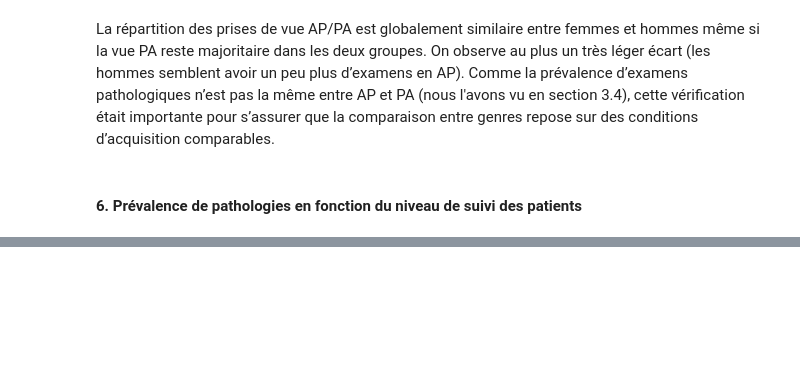
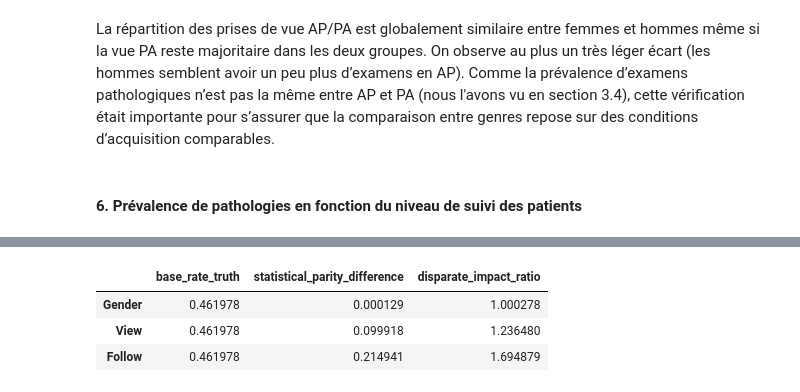
Before and after one commit to EagleForce14/Fairness, a Jupyter notebook: Mi-Projet/Mi-Projet-BRION.ipynb, the cells around one changed output, grey strips where cells are left out. Saved outputs shown, nothing was run; the diff lists cells and outputs as text; code cells hidden in the pictures; blank space fills up the shorter version.

```diff
--- a/Mi-Projet/Mi-Projet-BRION.ipynb
+++ b/Mi-Projet/Mi-Projet-BRION.ipynb
@@ -507,0 +597,16 @@ Comme la prévalence d’examens pathologiques n’est pas la même entre AP et
+# %%
+y = df["has_disease"].values
+
+# On regroupe les résultats des métriques dans un DataFrame.
+metrics = pd.DataFrame({
+    "Gender": get_metrics(y_true=y, y_pred=None, prot_attr=df["gender_bin"].values, priv_group=1, pos_label=1),
+    "View":  get_metrics(y_true=y, y_pred=None, prot_attr=df["view_bin"].values,   priv_group=1, pos_label=1),
+    "Follow": get_metrics(y_true=y, y_pred=None, prot_attr=df["low_follow_bin"].values, priv_group=1, pos_label=1),
+}).T
+
+metrics
+# %% [output]
+|  | base_rate_truth | statistical_parity_difference | disparate_impact_ratio |
+| Gender | 0.461978 | 0.000129 | 1.000278 |
+| View | 0.461978 | 0.099918 | 1.236480 |
+| Follow | 0.461978 | 0.214941 | 1.694879 |
```
Also changed, not shown: parts of 20 cells of this notebook.
